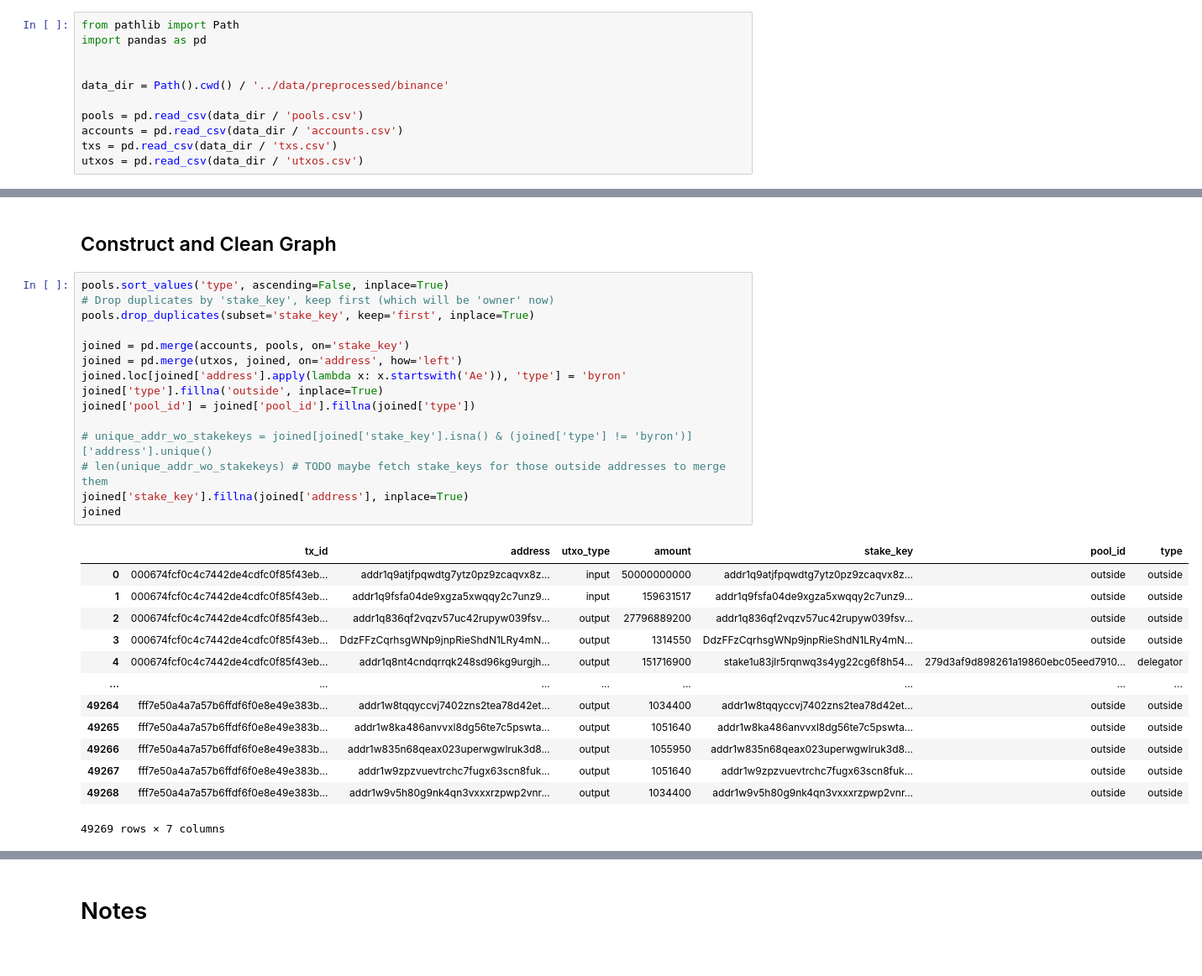
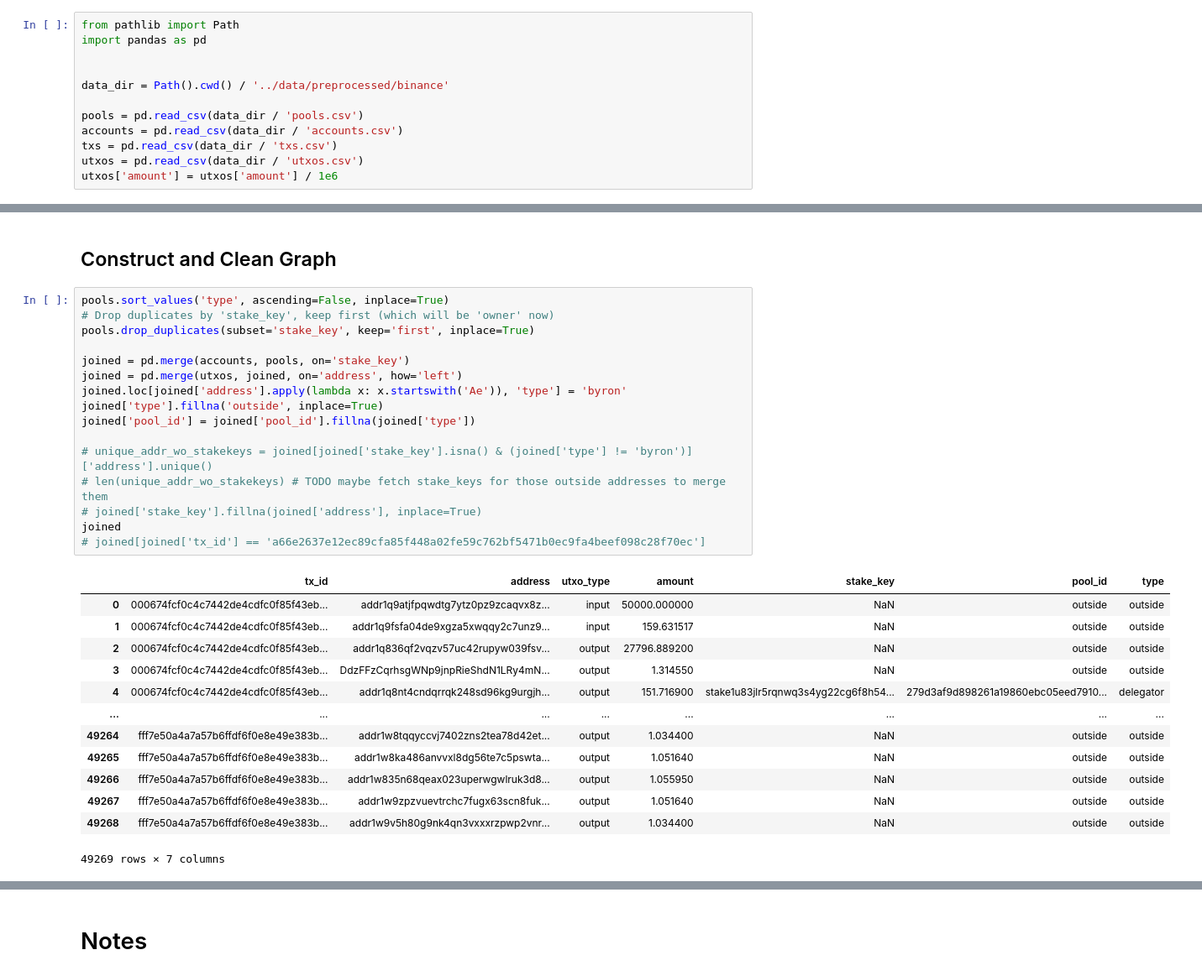
Before and after one commit to alvail/caa-cardano-exchanges, a Jupyter notebook: notebooks/binance.ipynb, the cells around one changed output, grey strips where cells are left out. Shown at 84% size. Saved outputs shown, nothing was run; the diff lists cells and outputs as text.

```diff
--- a/notebooks/binance.ipynb
+++ b/notebooks/binance.ipynb
@@ -9,6 +9,7 @@ pools = pd.read_csv(data_dir / 'pools.csv')
 accounts = pd.read_csv(data_dir / 'accounts.csv')
 txs = pd.read_csv(data_dir / 'txs.csv')
 utxos = pd.read_csv(data_dir / 'utxos.csv')
+utxos['amount'] = utxos['amount'] / 1e6
 # %%
 print(pools.columns)
 print(accounts.columns)
@@ -103,29 +89,30 @@ utxos[utxos['tx_id'] == 'a66e2637e12ec89cfa85f448a02fe59c762bf5471b0ec9fa4beef09
 # %%
 pools.sort_values('type', ascending=False, inplace=True)
 # Drop duplicates by 'stake_key', keep first (which will be 'owner' now)
 pools.drop_duplicates(subset='stake_key', keep='first', inplace=True)
 
 joined = pd.merge(accounts, pools, on='stake_key')
 joined = pd.merge(utxos, joined, on='address', how='left')
 joined.loc[joined['address'].apply(lambda x: x.startswith('Ae')), 'type'] = 'byron'
 joined['type'].fillna('outside', inplace=True)
 joined['pool_id'] = joined['pool_id'].fillna(joined['type'])
 
 # unique_addr_wo_stakekeys = joined[joined['stake_key'].isna() & (joined['type'] != 'byron')]['address'].unique()
 # len(unique_addr_wo_stakekeys) # TODO maybe fetch stake_keys for those outside addresses to merge them
-joined['stake_key'].fillna(joined['address'], inplace=True)
+# joined['stake_key'].fillna(joined['address'], inplace=True)
 joined
+# joined[joined['tx_id'] == 'a66e2637e12ec89cfa85f448a02fe59c762bf5471b0ec9fa4beef098c28f70ec']
 # %% [output]
 |  | tx_id | address | utxo_type | amount | stake_key | pool_id | type |
-| 0 | 000674fcf0c4c7442de4cdfc0f85f43eb... | addr1q9atjfpqwdtg7ytz0pz9zcaqvx8z... | input | 50000000000 | addr1q9atjfpqwdtg7ytz0pz9zcaqvx8z... | outside | outside |
-| 1 | 000674fcf0c4c7442de4cdfc0f85f43eb... | addr1q9fsfa04de9xgza5xwqqy2c7unz9... | input | 159631517 | addr1q9fsfa04de9xgza5xwqqy2c7unz9... | outside | outside |
-| 2 | 000674fcf0c4c7442de4cdfc0f85f43eb... | addr1q836qf2vqzv57uc42rupyw039fsv... | output | 27796889200 | addr1q836qf2vqzv57uc42rupyw039fsv... | outside | outside |
-| 3 | 000674fcf0c4c7442de4cdfc0f85f43eb... | DdzFFzCqrhsgWNp9jnpRieShdN1LRy4mN... | output | 1314550 | DdzFFzCqrhsgWNp9jnpRieShdN1LRy4mN... | outside | outside |
-| 4 | 000674fcf0c4c7442de4cdfc0f85f43eb... | addr1q8nt4cndqrrqk248sd96kg9urgjh... | output | 151716900 | stake1u83jlr5rqnwq3s4yg22cg6f8h54... | 279d3af9d898261a19860ebc05eed7910... | delegator |
+| 0 | 000674fcf0c4c7442de4cdfc0f85f43eb... | addr1q9atjfpqwdtg7ytz0pz9zcaqvx8z... | input | 50000.000000 | NaN | outside | outside |
+| 1 | 000674fcf0c4c7442de4cdfc0f85f43eb... | addr1q9fsfa04de9xgza5xwqqy2c7unz9... | input | 159.631517 | NaN | outside | outside |
+| 2 | 000674fcf0c4c7442de4cdfc0f85f43eb... | addr1q836qf2vqzv57uc42rupyw039fsv... | output | 27796.889200 | NaN | outside | outside |
+| 3 | 000674fcf0c4c7442de4cdfc0f85f43eb... | DdzFFzCqrhsgWNp9jnpRieShdN1LRy4mN... | output | 1.314550 | NaN | outside | outside |
+| 4 | 000674fcf0c4c7442de4cdfc0f85f43eb... | addr1q8nt4cndqrrqk248sd96kg9urgjh... | output | 151.716900 | stake1u83jlr5rqnwq3s4yg22cg6f8h54... | 279d3af9d898261a19860ebc05eed7910... | delegator |
 | ... | ... | ... | ... | ... | ... | ... | ... |
-| 49264 | fff7e50a4a7a57b6ffdf6f0e8e49e383b... | addr1w8tqqyccvj7402zns2tea78d42et... | output | 1034400 | addr1w8tqqyccvj7402zns2tea78d42et... | outside | outside |
-| 49265 | fff7e50a4a7a57b6ffdf6f0e8e49e383b... | addr1w8ka486anvvxl8dg56te7c5pswta... | output | 1051640 | addr1w8ka486anvvxl8dg56te7c5pswta... | outside | outside |
-| 49266 | fff7e50a4a7a57b6ffdf6f0e8e49e383b... | addr1w835n68qeax023uperwgwlruk3d8... | output | 1055950 | addr1w835n68qeax023uperwgwlruk3d8... | outside | outside |
-| 49267 | fff7e50a4a7a57b6ffdf6f0e8e49e383b... | addr1w9zpzvuevtrchc7fugx63scn8fuk... | output | 1051640 | addr1w9zpzvuevtrchc7fugx63scn8fuk... | outside | outside |
-| 49268 | fff7e50a4a7a57b6ffdf6f0e8e49e383b... | addr1w9v5h80g9nk4qn3vxxxrzpwp2vnr... | output | 1034400 | addr1w9v5h80g9nk4qn3vxxxrzpwp2vnr... | outside | outside |
+| 49264 | fff7e50a4a7a57b6ffdf6f0e8e49e383b... | addr1w8tqqyccvj7402zns2tea78d42et... | output | 1.034400 | NaN | outside | outside |
+| 49265 | fff7e50a4a7a57b6ffdf6f0e8e49e383b... | addr1w8ka486anvvxl8dg56te7c5pswta... | output | 1.051640 | NaN | outside | outside |
+| 49266 | fff7e50a4a7a57b6ffdf6f0e8e49e383b... | addr1w835n68qeax023uperwgwlruk3d8... | output | 1.055950 | NaN | outside | outside |
+| 49267 | fff7e50a4a7a57b6ffdf6f0e8e49e383b... | addr1w9zpzvuevtrchc7fugx63scn8fuk... | output | 1.051640 | NaN | outside | outside |
+| 49268 | fff7e50a4a7a57b6ffdf6f0e8e49e383b... | addr1w9v5h80g9nk4qn3vxxxrzpwp2vnr... | output | 1.034400 | NaN | outside | outside |
 49269 rows × 7 columns
```
Also changed, not shown: parts of 6 cells of this notebook, 2 other files.
